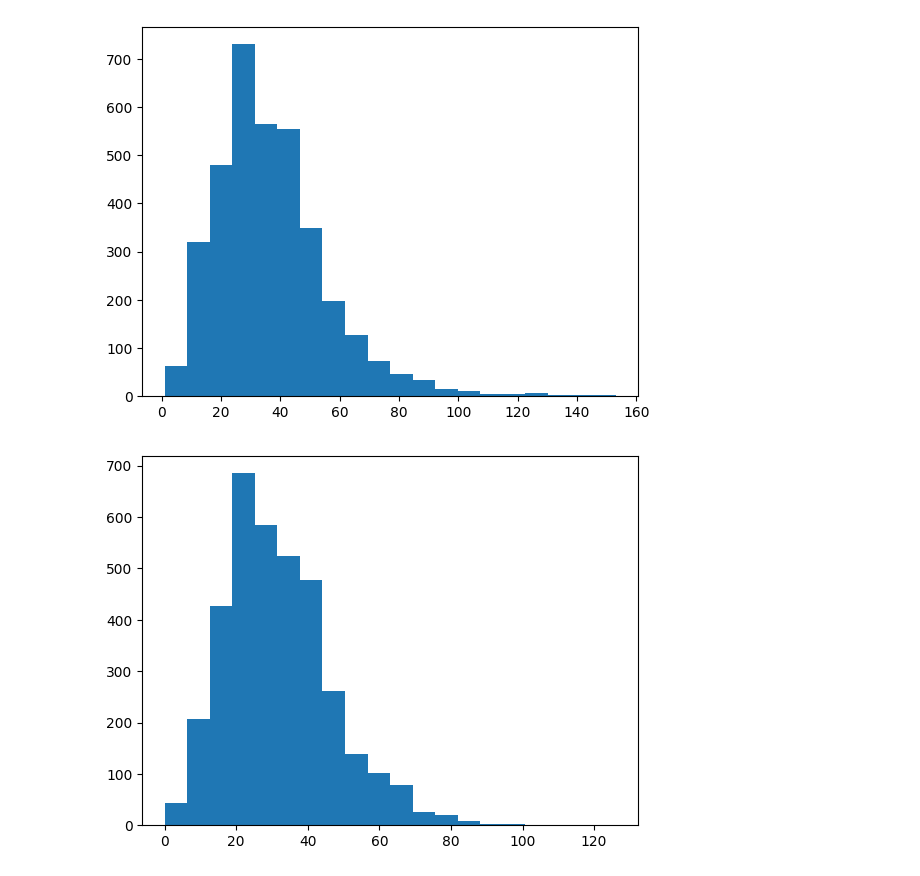
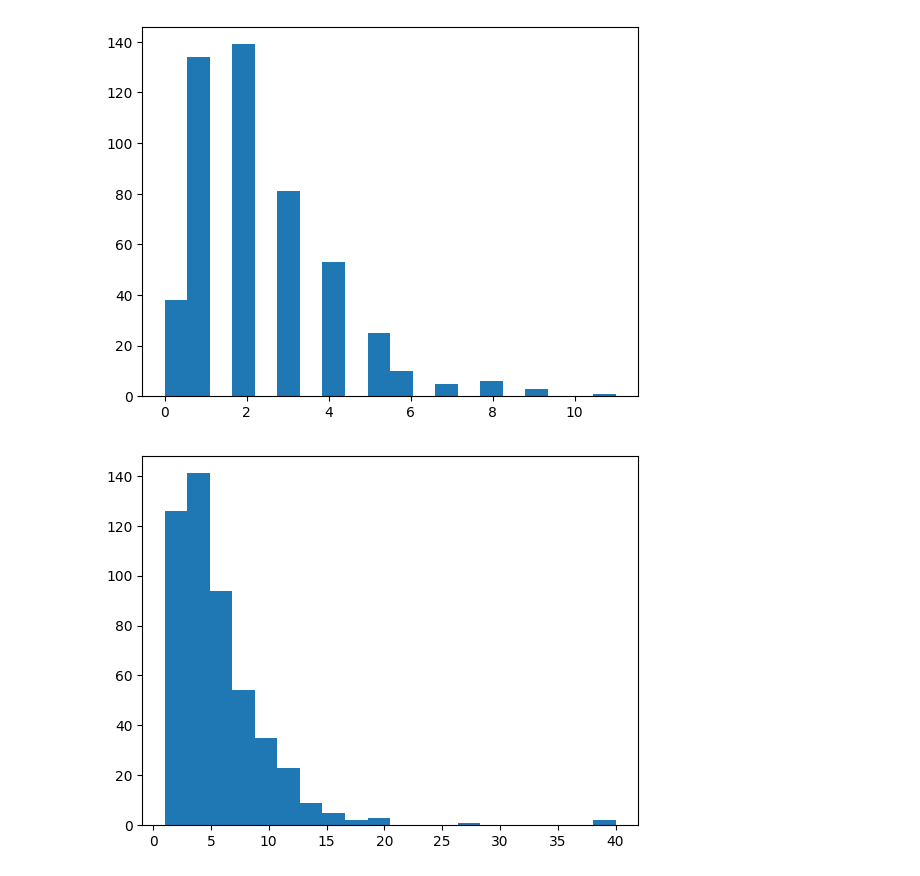
Before and after one commit to Jibril-Frej/JCRec, a Jupyter notebook: playground.ipynb, the cells around one changed output. Drawn from its saved outputs; the diff is of its cells as text; code cells hidden in the pictures.

```diff
--- a/playground.ipynb
+++ b/playground.ipynb
@@ -30,4 +63,4 @@ Dataset with 238 learners, 3587 jobs, 2973 courses and 1794 skills.
 # %%
-dataset_old = Dataset("config/dataset_V1.yaml")
-print(dataset_old)
+dataset_all = Dataset("config/dataset_V2_all.yaml")
+print(dataset_all)
 # %% [output]
@@ -35,14 +86,14 @@ Dataset with 858 learners, 3587 jobs, 12254 courses and 1794 skills.
 # %%
 # plot the histogram of number of skills for jobs in dataset.jobs
 import matplotlib.pyplot as plt
-plt.hist([len(job) for job in dataset_old.jobs], bins=20)
+plt.hist([len(course[0]) for course in dataset_all.courses], bins=20)
 plt.show()
 # %% [output]
-[figure, old version]
+[figure, new version]
 # %%
 # plot the histogram of number of skills for jobs in dataset.jobs
 import matplotlib.pyplot as plt
-plt.hist([len(job) for job in dataset_new.jobs], bins=20)
+plt.hist([len(course[1]) for course in dataset_all.courses], bins=20)
 plt.show()
 # %% [output]
-[figure, old version]
+[figure, new version]
```
Also changed, not shown: parts of 15 cells of this notebook, 8 other files.
